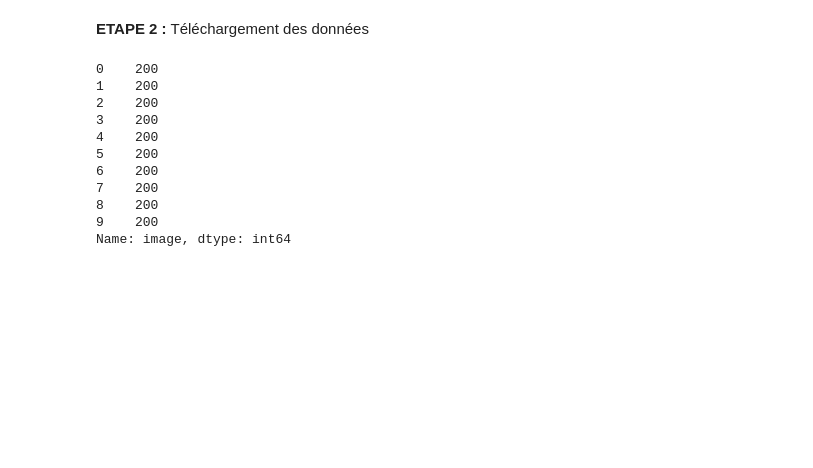
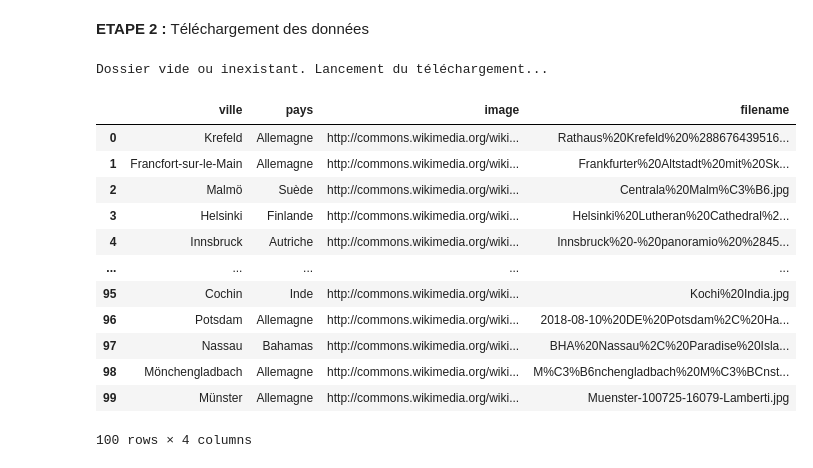
Before and after one commit to yanisDrx/DataMining, a Jupyter notebook: fr/Projet/Projet.ipynb, the cells around one changed output. Drawn from its saved outputs; the diff is of its cells as text; code cells hidden in the pictures; blank space fills up the shorter version.

```diff
--- a/fr/Projet/Projet.ipynb
+++ b/fr/Projet/Projet.ipynb
@@ -85,41 +87,52 @@ dataframe
 # %%
 import requests
 import shutil
 import time
 
 def download_image(url):
 
     time.sleep(1) # Pause de 1 seconde entre les téléchargements pour éviter de surcharger le serveur de Wikidata
 
     headers = {"User-Agent": "WikidataImageDownloader/1.0 (contact: yanis.pires2004@gmail.com)"} # Permet d'éviter d'être bloqué par le serveur de Wikidata en raison d'un taux de requêtes élevé
     request = requests.get(url, allow_redirects=True, headers=headers, stream=True)
 
     if request.status_code == 200:
         os.makedirs("./images", exist_ok=True)
         filepath = os.path.join("./images", os.path.basename(url))
 
         with open(filepath, "wb") as image:
             request.raw.decode_content = True
             shutil.copyfileobj(request.raw, image)
 
       # Pause de 1 seconde entre les téléchargements
     return request.status_code
 
 
 dataframe["filename"] = dataframe.image.apply(os.path.basename)
 dataframe["filename"].value_counts()
 
 
-dataframe.image.apply(download_image)
+# On vérifie si le dossier existe ET s'il contient des fichiers
+if not os.path.exists("./images") or len(os.listdir("./images")) == 0:
+    print("Dossier vide ou inexistant. Lancement du téléchargement...")
+    dataframe.image.apply(download_image)
+else:
+    print(f"Le dossier contient déjà {len(os.listdir('./images'))} fichiers. Téléchargement annulé.")
+
+
+dataframe
 # %% [output]
-0    200
-1    200
-2    200
-3    200
-4    200
-5    200
-6    200
-7    200
-8    200
-9    200
-Name: image, dtype: int64
+Dossier vide ou inexistant. Lancement du téléchargement...
+|  | ville | pays | image | filename |
+| 0 | Krefeld | Allemagne | http://commons.wikimedia.org/wiki... | Rathaus%20Krefeld%20%288676439516... |
+| 1 | Francfort-sur-le-Main | Allemagne | http://commons.wikimedia.org/wiki... | Frankfurter%20Altstadt%20mit%20Sk... |
+| 2 | Malmö | Suède | http://commons.wikimedia.org/wiki... | Centrala%20Malm%C3%B6.jpg |
+| 3 | Helsinki | Finlande | http://commons.wikimedia.org/wiki... | Helsinki%20Lutheran%20Cathedral%2... |
+| 4 | Innsbruck | Autriche | http://commons.wikimedia.org/wiki... | Innsbruck%20-%20panoramio%20%2845... |
+| ... | ... | ... | ... | ... |
+| 95 | Cochin | Inde | http://commons.wikimedia.org/wiki... | Kochi%20India.jpg |
+| 96 | Potsdam | Allemagne | http://commons.wikimedia.org/wiki... | 2018-08-10%20DE%20Potsdam%2C%20Ha... |
+| 97 | Nassau | Bahamas | http://commons.wikimedia.org/wiki... | BHA%20Nassau%2C%20Paradise%20Isla... |
+| 98 | Mönchengladbach | Allemagne | http://commons.wikimedia.org/wiki... | M%C3%B6nchengladbach%20M%C3%BCnst... |
+| 99 | Münster | Allemagne | http://commons.wikimedia.org/wiki... | Muenster-100725-16079-Lamberti.jpg |
+100 rows × 4 columns
```
Also changed, not shown: parts of 5 cells of this notebook, 4 other files.
